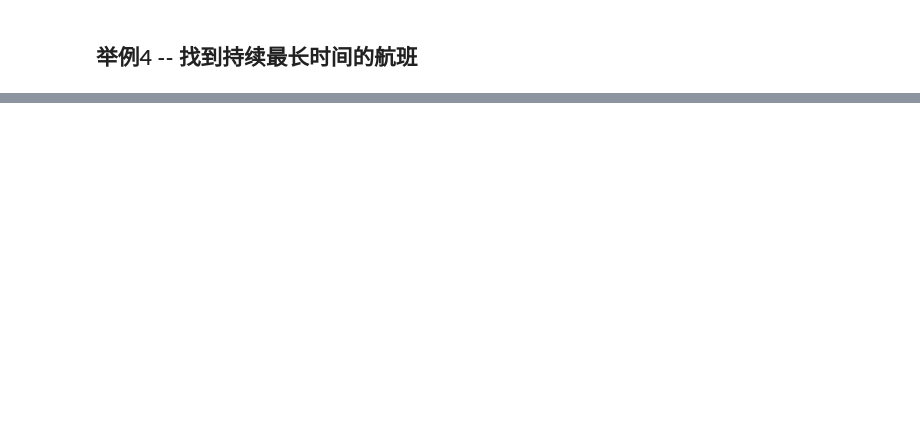
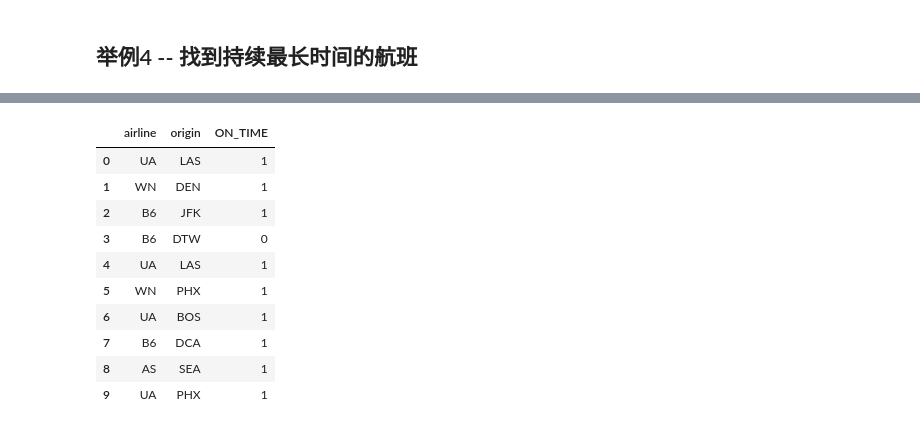
Before and after one commit to 99night66/pandas_study, a Jupyter notebook: 7_分组聚合过滤转换.ipynb, the cells around one changed output, grey strips where cells are left out. Saved outputs shown, nothing was run; the diff lists cells and outputs as text; code cells hidden in the pictures; blank space fills up the shorter version.

```diff
--- a/7_分组聚合过滤转换.ipynb
+++ b/7_分组聚合过滤转换.ipynb
@@ -1163,7 +1335,20 @@ s.mul(s1).diff().where(lambda x: x < 0).ffill().add(s1, fill_value=0)
 # %%
-flights = ArithmeticError.read_csv('data/flights.csv')
-flights['ON_TIME'] = flights['ARR_DELAY'].lt(15).astype(int)
-flights[['AIRLINE', 'ORG_AIR', 'ON_TIME']].head(10)
+flights = pd.read_csv('flights.csv', parse_dates=['date'])
+flights['month'] = flights['date'].dt.month
+flights['ON_TIME'] = flights['nas_delay'].lt(15).astype(int)  # lt(15): 这是 lt 方法（less than，表示小于）的一种用法，它返回一个布尔值 Series，判断 nas_delay 中每个元素是否小于 15
+flights[['airline', 'origin', 'ON_TIME']].head(10)
+# %% [output]
+|  | airline | origin | ON_TIME |
+| 0 | UA | LAS | 1 |
+| 1 | WN | DEN | 1 |
+| 2 | B6 | JFK | 1 |
+| 3 | B6 | DTW | 0 |
+| 4 | UA | LAS | 1 |
+| 5 | WN | PHX | 1 |
+| 6 | UA | BOS | 1 |
+| 7 | B6 | DCA | 1 |
+| 8 | AS | SEA | 1 |
+| 9 | UA | PHX | 1 |
 # %%
 def max_streak(s):
     s1 = s.cumsum()
```
Also changed, not shown: parts of 28 cells of this notebook.
